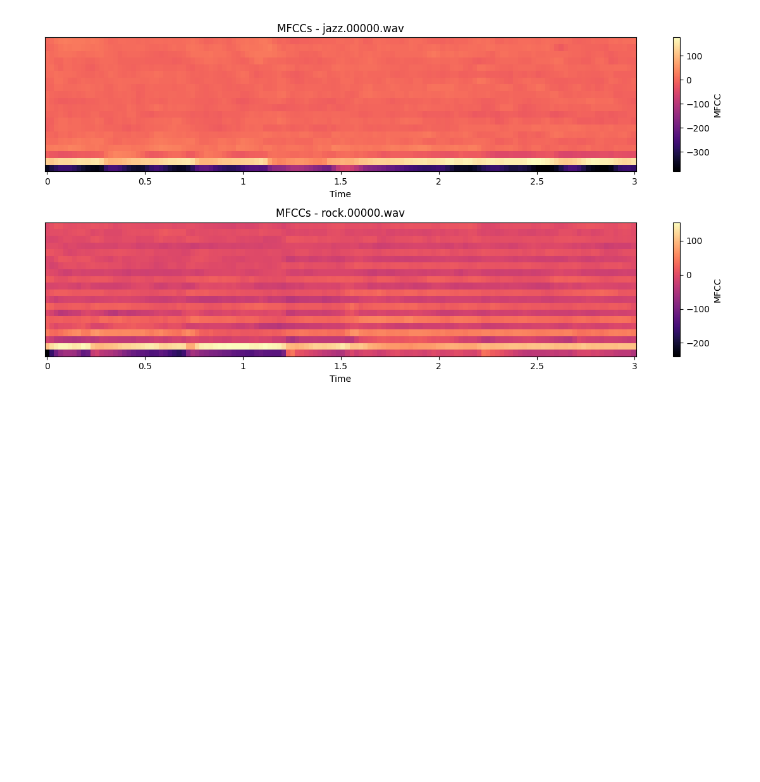
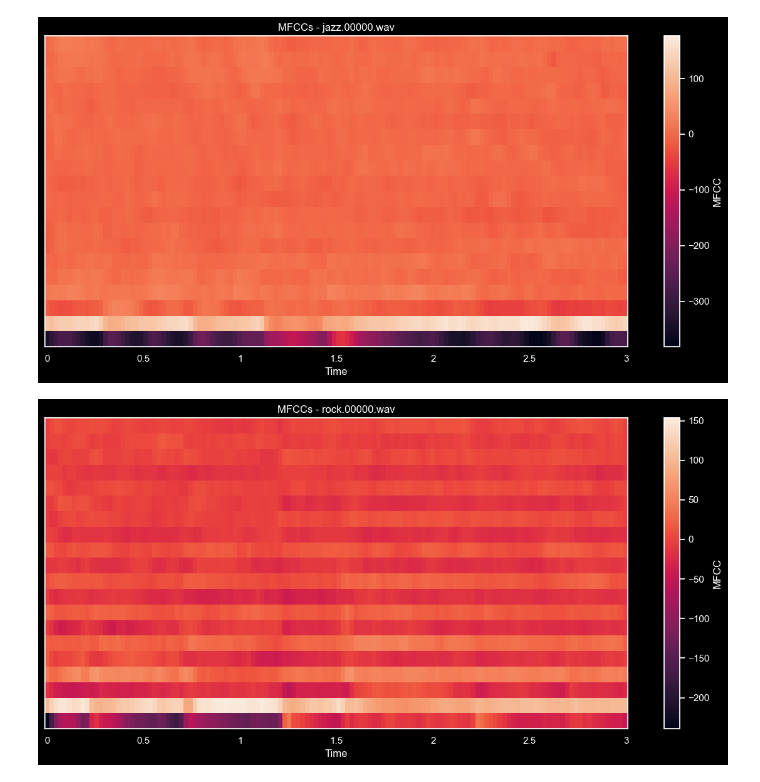
Before and after one commit to SixSunSets/Music-Genre-Classifier, a Jupyter notebook: somefigures.ipynb, the cells around one changed output. Cells and saved outputs as stored; diff of their text form; code cells hidden in the pictures; blank space fills up the shorter version.

```diff
--- a/somefigures.ipynb
+++ b/somefigures.ipynb
@@ -11,20 +11,19 @@ import numpy as np
 # %%
 audio_files = ['data/genres_original/jazz/jazz.00000.wav',
                'data/genres_original/rock/rock.00000.wav']
-
-plt.figure(figsize=(12, 6))
-
+plt.style.use('dark_background')
 for i, audio_file in enumerate(audio_files, 1):
+    plt.figure(figsize=(12, 6))
     y, sr = librosa.load(audio_file, sr=None, duration=3)
     mfcc = librosa.feature.mfcc(y=y, sr=sr, n_mfcc=20)
 
-    plt.subplot(2, 1, i)
-    librosa.display.specshow(mfcc, x_axis='time', sr=sr, cmap="magma")
+    librosa.display.specshow(mfcc, x_axis='time', sr=sr, cmap="rocket")
     plt.colorbar(label='MFCC')
     plt.title(f'MFCCs - {audio_file.split("/")[-1]}')
 
-plt.tight_layout()
-plt.show()
+    plt.tight_layout()
+    plt.show()
 # %% [output]
-[figure, old version]
+[figure, new version]
+[figure, added]
 # %%
```
Also changed, not shown: parts of 1 cell of this notebook, 1 other file.
